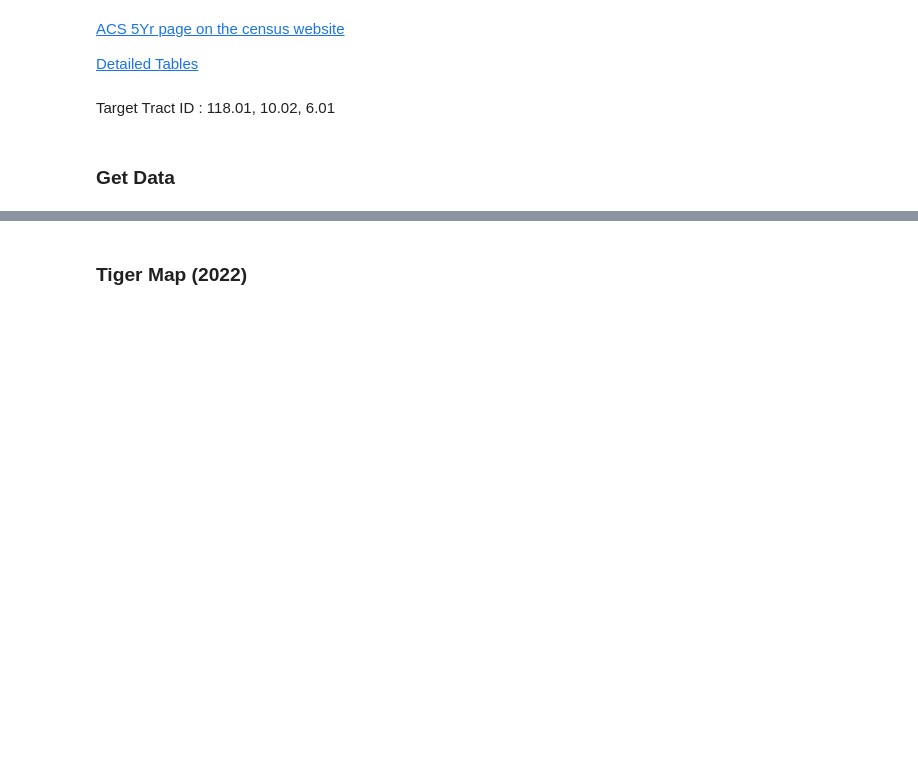
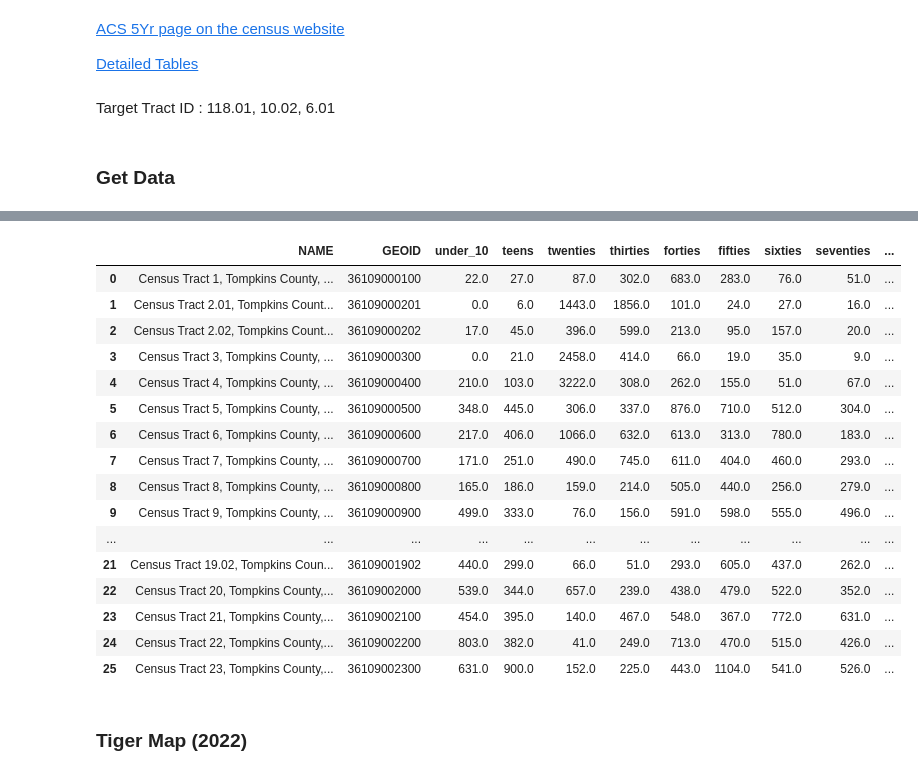
Before and after one commit to Synn-Arch/GreyIthaca, a Jupyter notebook: data_analysis/Ithaca_Analysis.ipynb, the cells around one changed output, grey strips where cells are left out. Saved outputs shown, nothing was run; the diff lists cells and outputs as text; code cells hidden in the pictures; blank space fills up the shorter version.

```diff
--- a/data_analysis/Ithaca_Analysis.ipynb
+++ b/data_analysis/Ithaca_Analysis.ipynb
@@ -44,0 +28,29 @@ at_df_2014["GEOID"] = at_df_2014["state"] + at_df_2014["county"] + at_df_2014["t
+# %%
+ithaca_census_2022 = c.acs5.state_county_tract(
+    fields=('NAME', 'B01001_003E', 'B01001_004E', 'B01001_005E', 'B01001_006E', 'B01001_007E', 'B01001_008E', 'B01001_009E', 'B01001_010E', 'B01001_011E', 'B01001_012E', 'B01001_013E', 'B01001_014E', 'B01001_015E', 'B01001_016E', 'B01001_017E', 'B01001_018E', 'B01001_019E', 'B01001_020E', 'B01001_021E', 'B01001_022E', 'B01001_023E', 'B01001_024E', 'B01001_025E', 'B01001_026E', 'B01001_027E', 'B01001_028E', 'B01001_029E', 'B01001_030E', 'B01001_031E', 'B01001_032E', 'B01001_033E', 'B01001_034E', 'B01001_035E', 'B01001_036E', 'B01001_037E', 'B01001_038E', 'B01001_039E', 'B01001_040E', 'B01001_041E', 'B01001_042E', 'B01001_043E', 'B01001_044E', 'B01001_045E', 'B01001_046E', 'B01001_047E', 'B01001_048E', 'B01001_049E'),
+    state_fips=states.NY.fips,
+    county_fips='109',
+    tract="*",
+    year=2021
+)
+# %%
+it_df_2022 = pd.DataFrame(ithaca_census_2022)
+it_df_2022["GEOID"] = it_df_2022["state"] + it_df_2022["county"] + it_df_2022["tract"]
+# %%
+age = pd.DataFrame(it_df_2022)
+age['under_10'] = age[['B01001_003E', 'B01001_004E', 'B01001_027E', 'B01001_028E']].sum(axis=1)
+age['teens'] = age[['B01001_005E', 'B01001_006E', 'B01001_029E', 'B01001_030E']].sum(axis=1)
+age['twenties'] = age[['B01001_007E', 'B01001_008E', 'B01001_031E', 'B01001_032E']].sum(axis=1)
+age['thirties'] = age[['B01001_009E', 'B01001_010E', 'B01001_033E', 'B01001_034E']].sum(axis=1)
+age['forties'] = age[['B01001_011E', 'B01001_012E', 'B01001_035E', 'B01001_036E']].sum(axis=1)
+age['fifties'] = age[['B01001_013E', 'B01001_014E', 'B01001_037E', 'B01001_038E']].sum(axis=1)
+age['sixties'] = age[['B01001_015E', 'B01001_016E', 'B01001_039E', 'B01001_040E']].sum(axis=1)
+age['seventies'] = age[['B01001_017E', 'B01001_018E', 'B01001_041E', 'B01001_042E']].sum(axis=1)
+age['eighties_and_over'] = age[['B01001_019E', 'B01001_020E', 'B01001_021E', 'B01001_022E',
+                               'B01001_023E', 'B01001_024E', 'B01001_025E',
+                               'B01001_043E', 'B01001_044E', 'B01001_045E',
+                               'B01001_046E', 'B01001_047E', 'B01001_048E',
+                               'B01001_049E']].sum(axis=1)
+
+# 연령대별 인구만 포함하는 데이터프레임
+age_groups_df = age[['NAME','GEOID', 'under_10', 'teens', 'twenties', 'thirties', 'forties', 'fifties', 'sixties', 'seventies', 'eighties_and_over']]
@@ -44,0 +67,2 @@ at_df_2014["GEOID"] = at_df_2014["state"] + at_df_2014["county"] + at_df_2014["t
+# %%
+age_groups_df['total']=age_groups_df[['under_10','teens','twenties','thirties','forties','fifties','sixties','seventies','eighties_and_over']].sum(axis=1)
@@ -45,2 +75,22 @@ at_df_2014["GEOID"] = at_df_2014["state"] + at_df_2014["county"] + at_df_2014["t
+# %%
+age_groups_df
+# %% [output]
+|  | NAME | GEOID | under_10 | teens | twenties | thirties | forties | fifties | sixties | seventies | ... |
+| 0 | Census Tract 1, Tompkins County, ... | 36109000100 | 22.0 | 27.0 | 87.0 | 302.0 | 683.0 | 283.0 | 76.0 | 51.0 | ... |
+| 1 | Census Tract 2.01, Tompkins Count... | 36109000201 | 0.0 | 6.0 | 1443.0 | 1856.0 | 101.0 | 24.0 | 27.0 | 16.0 | ... |
+| 2 | Census Tract 2.02, Tompkins Count... | 36109000202 | 17.0 | 45.0 | 396.0 | 599.0 | 213.0 | 95.0 | 157.0 | 20.0 | ... |
+| 3 | Census Tract 3, Tompkins County, ... | 36109000300 | 0.0 | 21.0 | 2458.0 | 414.0 | 66.0 | 19.0 | 35.0 | 9.0 | ... |
+| 4 | Census Tract 4, Tompkins County, ... | 36109000400 | 210.0 | 103.0 | 3222.0 | 308.0 | 262.0 | 155.0 | 51.0 | 67.0 | ... |
+| 5 | Census Tract 5, Tompkins County, ... | 36109000500 | 348.0 | 445.0 | 306.0 | 337.0 | 876.0 | 710.0 | 512.0 | 304.0 | ... |
+| 6 | Census Tract 6, Tompkins County, ... | 36109000600 | 217.0 | 406.0 | 1066.0 | 632.0 | 613.0 | 313.0 | 780.0 | 183.0 | ... |
+| 7 | Census Tract 7, Tompkins County, ... | 36109000700 | 171.0 | 251.0 | 490.0 | 745.0 | 611.0 | 404.0 | 460.0 | 293.0 | ... |
+| 8 | Census Tract 8, Tompkins County, ... | 36109000800 | 165.0 | 186.0 | 159.0 | 214.0 | 505.0 | 440.0 | 256.0 | 279.0 | ... |
+| 9 | Census Tract 9, Tompkins County, ... | 36109000900 | 499.0 | 333.0 | 76.0 | 156.0 | 591.0 | 598.0 | 555.0 | 496.0 | ... |
+| ... | ... | ... | ... | ... | ... | ... | ... | ... | ... | ... | ... |
+| 21 | Census Tract 19.02, Tompkins Coun... | 36109001902 | 440.0 | 299.0 | 66.0 | 51.0 | 293.0 | 605.0 | 437.0 | 262.0 | ... |
+| 22 | Census Tract 20, Tompkins County,... | 36109002000 | 539.0 | 344.0 | 657.0 | 239.0 | 438.0 | 479.0 | 522.0 | 352.0 | ... |
+| 23 | Census Tract 21, Tompkins County,... | 36109002100 | 454.0 | 395.0 | 140.0 | 467.0 | 548.0 | 367.0 | 772.0 | 631.0 | ... |
+| 24 | Census Tract 22, Tompkins County,... | 36109002200 | 803.0 | 382.0 | 41.0 | 249.0 | 713.0 | 470.0 | 515.0 | 426.0 | ... |
+| 25 | Census Tract 23, Tompkins County,... | 36109002300 | 631.0 | 900.0 | 152.0 | 225.0 | 443.0 | 1104.0 | 541.0 | 526.0 | ... |
 # %% [markdown]
 ### Tiger Map (2022)
```
Also changed, not shown: parts of 21 cells of this notebook, 3 other files.
